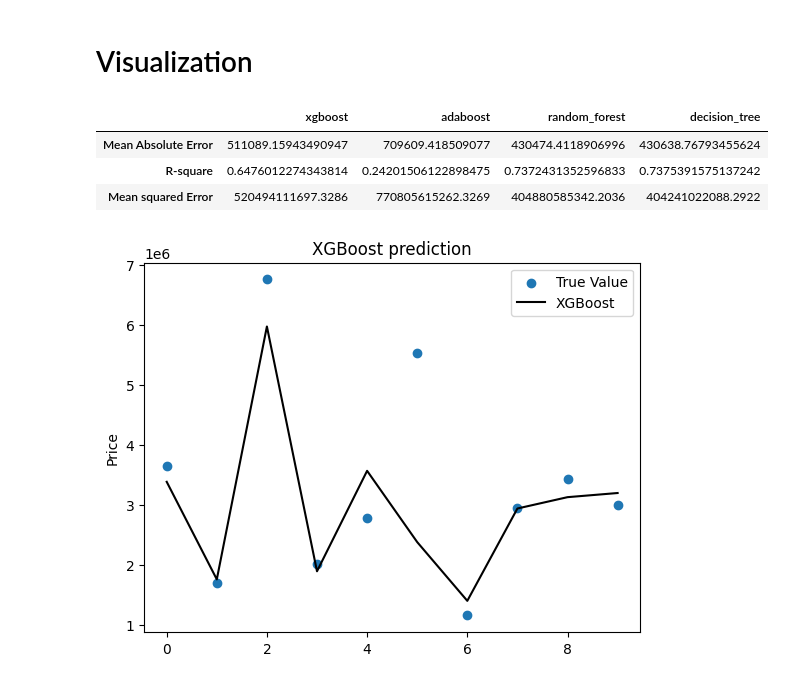
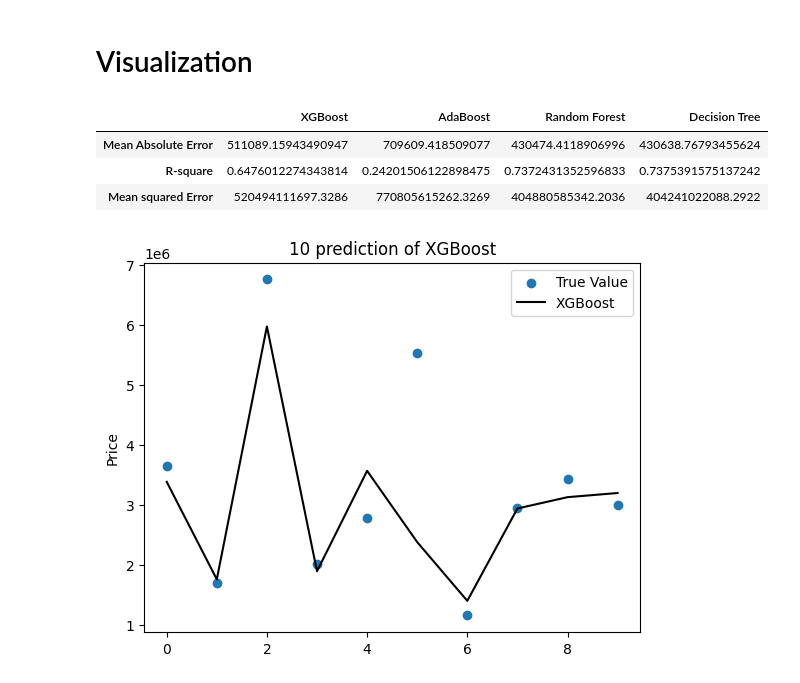
Before and after one commit to hairfann/airfare-prediction, a Jupyter notebook: flight_price.ipynb, the cells around one changed output. Saved outputs shown, nothing was run; the diff lists cells and outputs as text; code cells hidden in the pictures.

```diff
--- a/flight_price.ipynb
+++ b/flight_price.ipynb
@@ -316,32 +316,32 @@ rf_prediction = random_forest.predict(X_test)
 clf_en_prediction = decision_tree.predict(X_test)
 # %%
 model_result = pd.DataFrame(index=['Mean Absolute Error',"R-square","Mean squared Error"])
-model_list = ['xgboost','adaboost','random_forest','decision_tree']
+model_list = ['XGBoost','AdaBoost','Random Forest','Decision Tree']
 prediction_list = [xgboost_prediction, adaboost_prediction, rf_prediction, clf_en_prediction]
 for i in range(0,len(model_list)):
     model_result[model_list[i]] = [str(mean_absolute_error(prediction_list[i], Y_test)), str(r2_score(prediction_list[i], Y_test)), str(mean_squared_error(prediction_list[i], Y_test))]
 # %%
 model_result
 # %% [output]
-|  | xgboost | adaboost | random_forest | decision_tree |
+|  | XGBoost | AdaBoost | Random Forest | Decision Tree |
 | Mean Absolute Error | 511089.15943490947 | 709609.418509077 | 430474.4118906996 | 430638.76793455624 |
 | R-square | 0.6476012274343814 | 0.24201506122898475 | 0.7372431352596833 | 0.7375391575137242 |
 | Mean squared Error | 520494111697.3286 | 770805615262.3269 | 404880585342.2036 | 404241022088.2922 |
 # %%
 x = [i for i in range(0,10)]
 y = Y_test[:10]
 
 X_xgboost = [i for i in range(0,10)]
 Y_xgboost = xgboost_prediction[:10]
 
 plt.scatter(x, y)
 plt.plot(X_xgboost, Y_xgboost,color='black')
-plt.title('XGBoost prediction')
+plt.title('10 prediction of XGBoost')
 plt.ylabel('Price')
 plt.legend(['True Value','XGBoost'])
 plt.show()
 # %% [output]
-[figure, old version]
+[figure, new version]
 # %%
 x = [i for i in range(0,10)]
 y = Y_test[:10]
```
Also changed, not shown: parts of 3 cells of this notebook.
